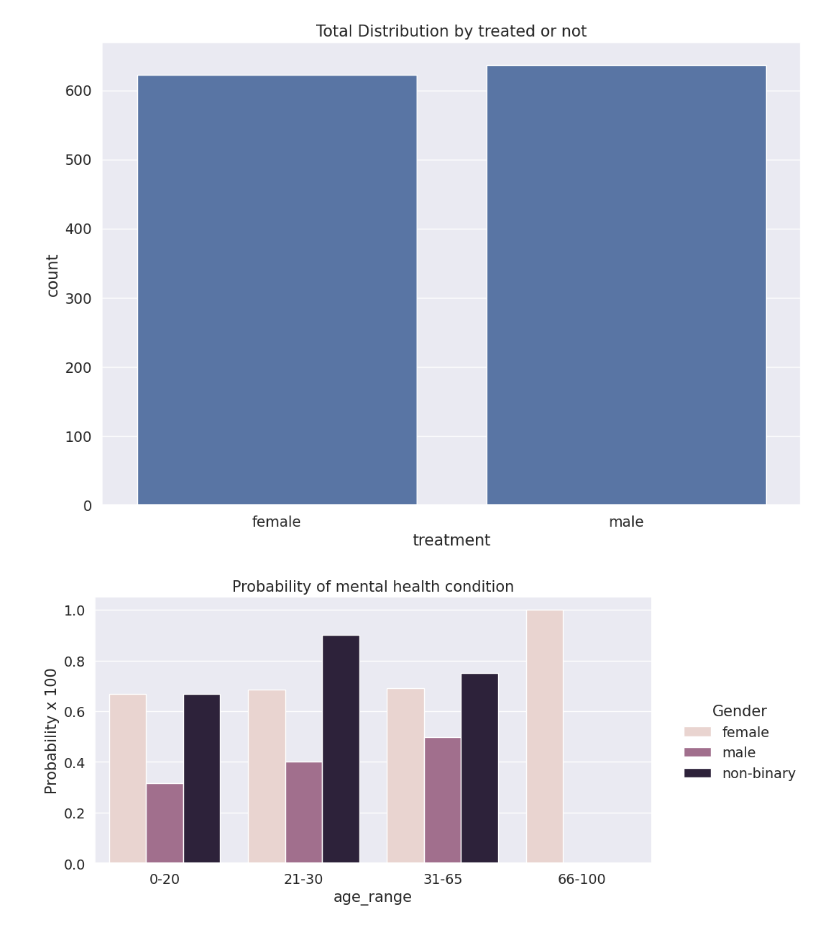
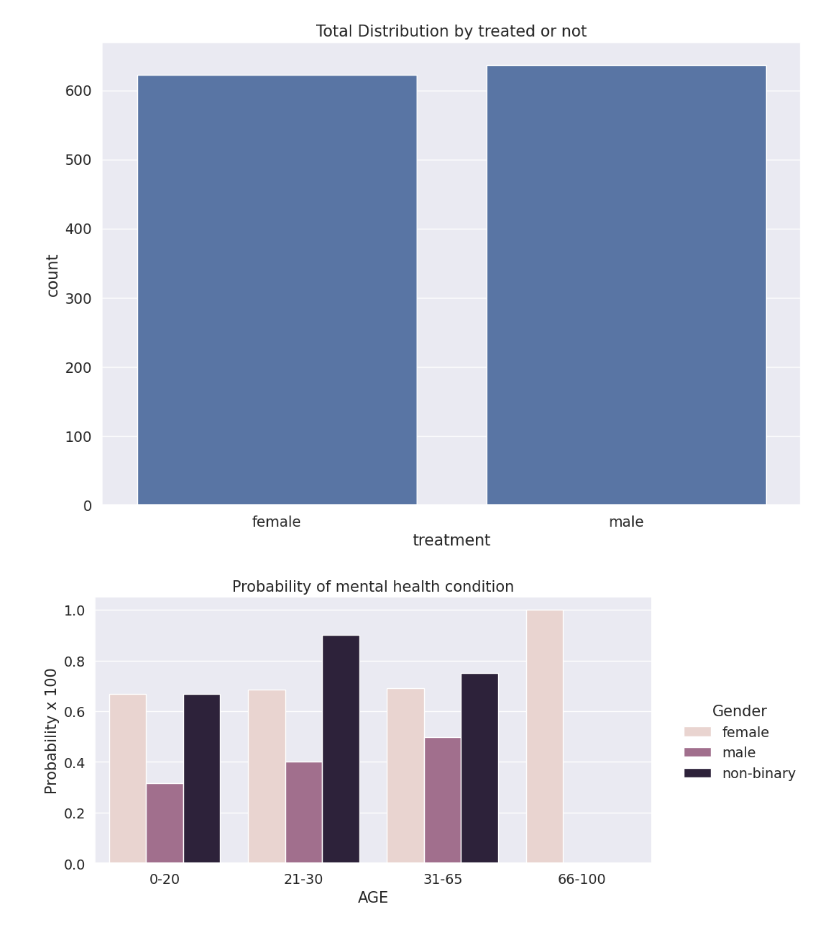
Before and after one commit to sandbox259/Mentally, a Jupyter notebook: Mental.ipynb, the cells around one changed output. Cells and saved outputs as stored; diff of their text form; code cells hidden in the pictures.

Commit message:
updated plots

```diff
--- a/Mental.ipynb
+++ b/Mental.ipynb
@@ -316,25 +316,25 @@ plt.show()
 # %%
 import seaborn as sns
 import matplotlib.pyplot as plt
 
 o = labelDict['label_age_range']
 
 # Use catplot instead of factorplot
 g = sns.catplot(x="age_range", y="treatment", hue="Gender", data=frame, kind="bar", errorbar=None, height=5, aspect=2, legend_out=True)
 g.set_xticklabels(o)
 
 plt.title('Probability of mental health condition')
 plt.ylabel('Probability x 100')
-plt.xlabel('age_range')
+plt.xlabel('AGE')
 
 # Replace legend labels
 new_labels = labelDict['label_Gender']
 for t, l in zip(g._legend.texts, new_labels):
     t.set_text(l)
 
 # Positioning the legend
 g.fig.subplots_adjust(top=0.9, right=0.8)
 
 plt.show()
 # %% [output]
-[figure, old version]
+[figure, new version]
```
Also changed, not shown: parts of 6 cells of this notebook.
